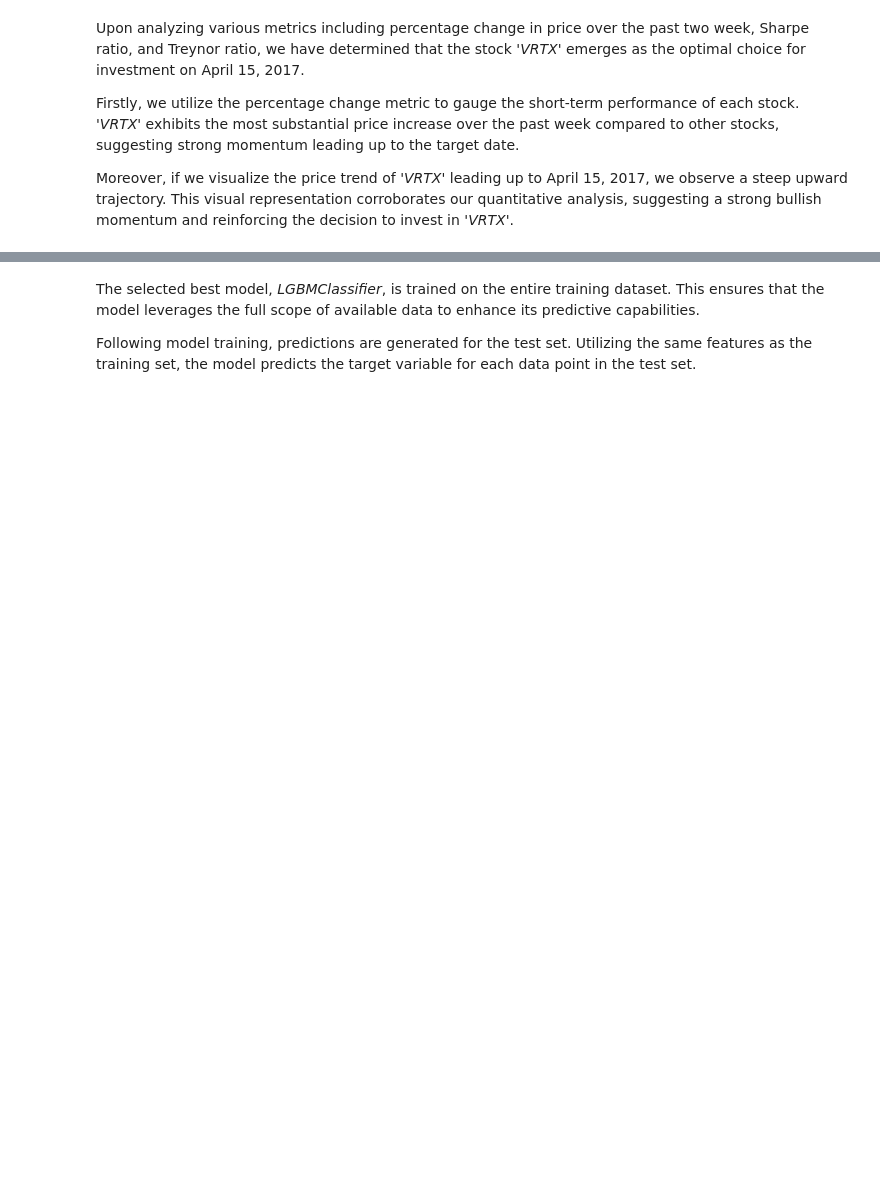
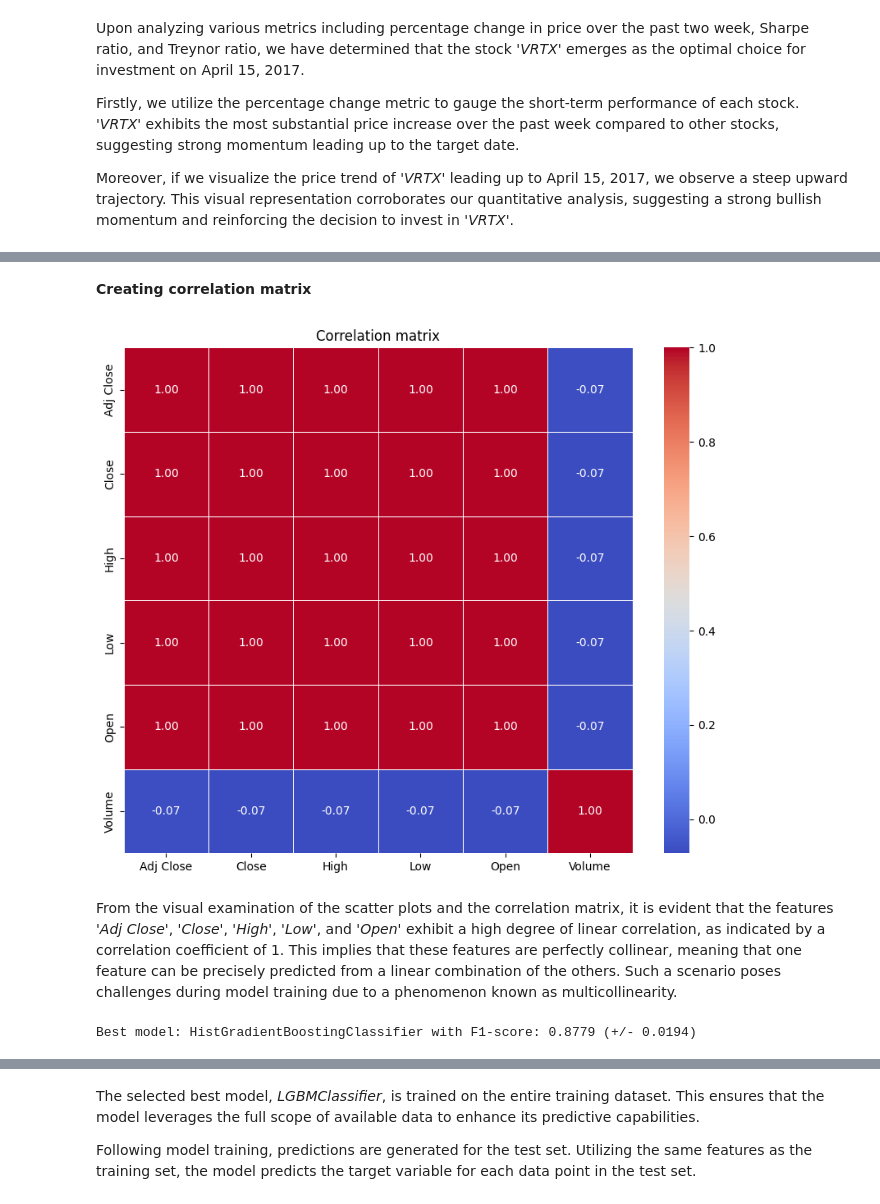
Before and after one commit to maksiboi/Data-Mining, a Jupyter notebook: EDA.ipynb, the cells around one changed output, grey strips where cells are left out. Drawn from its saved outputs; the diff is of its cells as text; code cells hidden in the pictures; blank space fills up the shorter version.

```diff
--- a/EDA.ipynb
+++ b/EDA.ipynb
@@ -395,5 +420,20 @@ Moreover, if we visualize the price trend of '*VRTX*' leading up to April 15, 20
+# %% [markdown]
+**Creating correlation matrix**
+# %%
+# Selecting features
+correlation_matrix = df_train[features].corr()
+
+# Displaying the correlation between features
+plt.figure(figsize=(10, 8))
+sns.heatmap(correlation_matrix, annot=True, cmap='coolwarm', fmt=".2f", linewidths=0.5)
+plt.title('Correlation matrix')
+plt.show()
+# %% [output]
+[figure, added]
+# %% [markdown]
+From the visual examination of the scatter plots and the correlation matrix, it is evident that the features '*Adj Close*', '*Close*', '*High*', '*Low*', and '*Open*' exhibit a high degree of linear correlation, as indicated by a correlation coefficient of 1. This implies that these features are perfectly collinear, meaning that one feature can be precisely predicted from a linear combination of the others. Such a scenario poses challenges during model training due to a phenomenon known as multicollinearity.
 # %%
-X = df_train[['Adj Close', 'Close', 'High', 'Low', 'Open', 'Volume']].values
+X = df_train[['Volume']].values
 y = df_train['Target'].values
 
 # Initialization models that can handel missing values with default hyperparameters
@@ -418,4 +458,6 @@ for name, model in models.items():
 # Find the best model based on the F1 score
 best_model_name = max(scores, key=lambda k: scores[k][0])
 print(f"Best model: {best_model_name} with F1-score: {scores[best_model_name][0]:.4f} (+/- {scores[best_model_name][1]:.4f})")
+# %% [output]
+Best model: HistGradientBoostingClassifier with F1-score: 0.8779 (+/- 0.0194)
 # %% [markdown]
```
Also changed, not shown: parts of 7 cells of this notebook.
